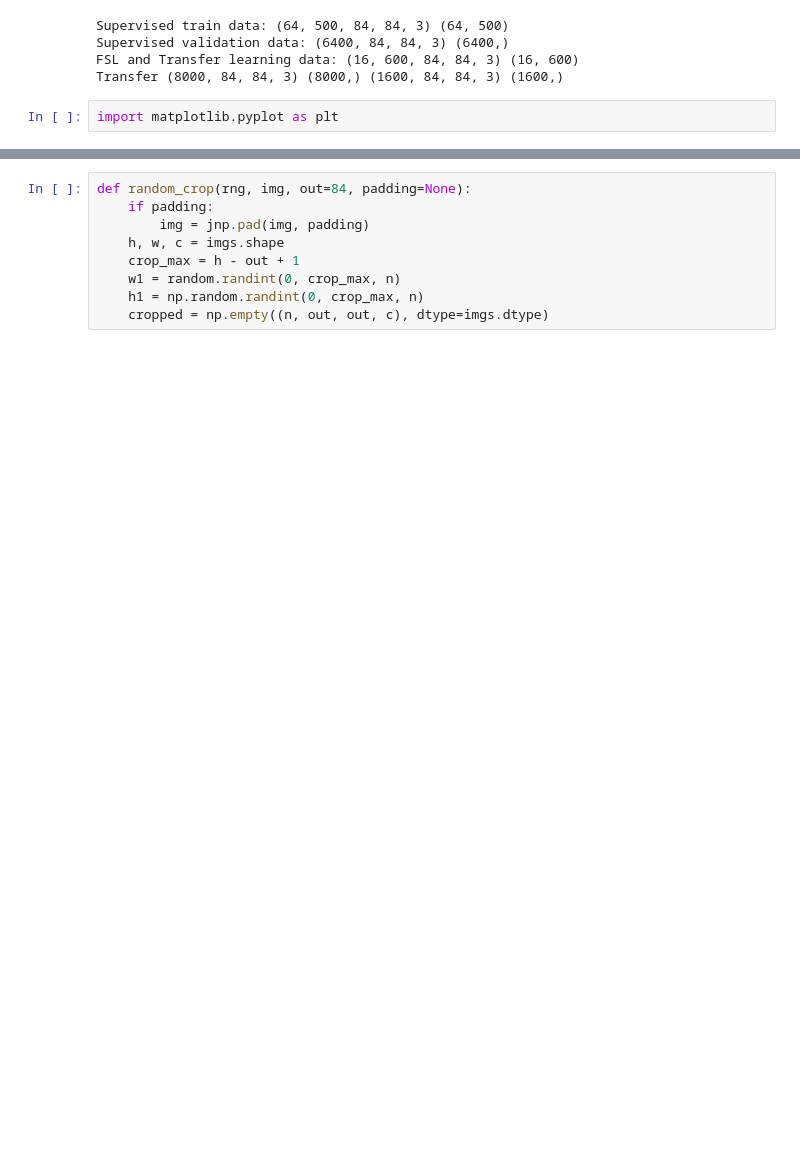
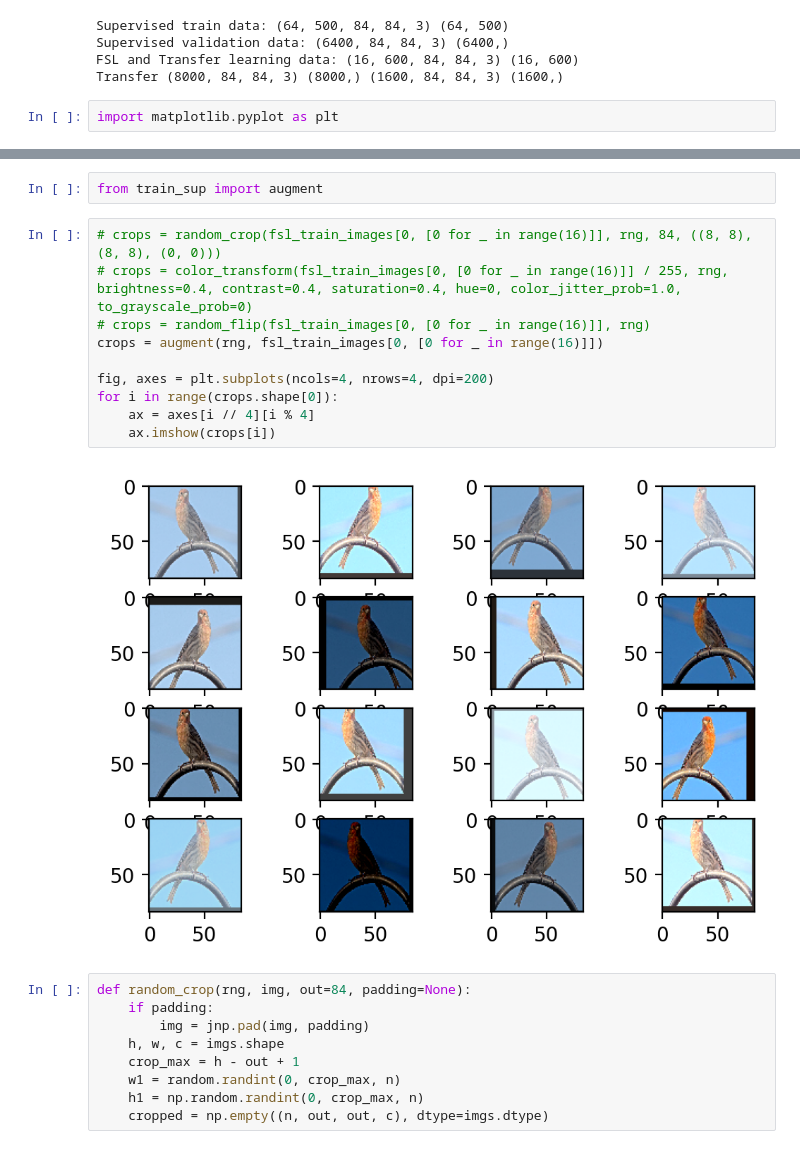
Before and after one commit to sebamenabar/meta-learning-representations-jax, a Jupyter notebook: nbs/data_augmentation.ipynb, the cells around one changed output, grey strips where cells are left out. Saved outputs shown, nothing was run; the diff lists cells and outputs as text; blank space fills up the shorter version.

```diff
--- a/nbs/data_augmentation.ipynb
+++ b/nbs/data_augmentation.ipynb
@@ -118,3 +167,17 @@ TypeError: randint() missing 1 required positional argument: 'maxval'
+# %%
+from train_sup import augment
+# %%
+# crops = random_crop(fsl_train_images[0, [0 for _ in range(16)]], rng, 84, ((8, 8), (8, 8), (0, 0)))
+# crops = color_transform(fsl_train_images[0, [0 for _ in range(16)]] / 255, rng, brightness=0.4, contrast=0.4, saturation=0.4, hue=0, color_jitter_prob=1.0, to_grayscale_prob=0)
+# crops = random_flip(fsl_train_images[0, [0 for _ in range(16)]], rng)
+crops = augment(rng, fsl_train_images[0, [0 for _ in range(16)]])
+
+fig, axes = plt.subplots(ncols=4, nrows=4, dpi=200)
+for i in range(crops.shape[0]):
+    ax = axes[i // 4][i % 4]
+    ax.imshow(crops[i])
+# %% [output]
+[figure, added]
 # %%
 def random_crop(rng, img, out=84, padding=None):
     if padding:
```
Also changed, not shown: parts of 15 cells of this notebook, 7 other files.
